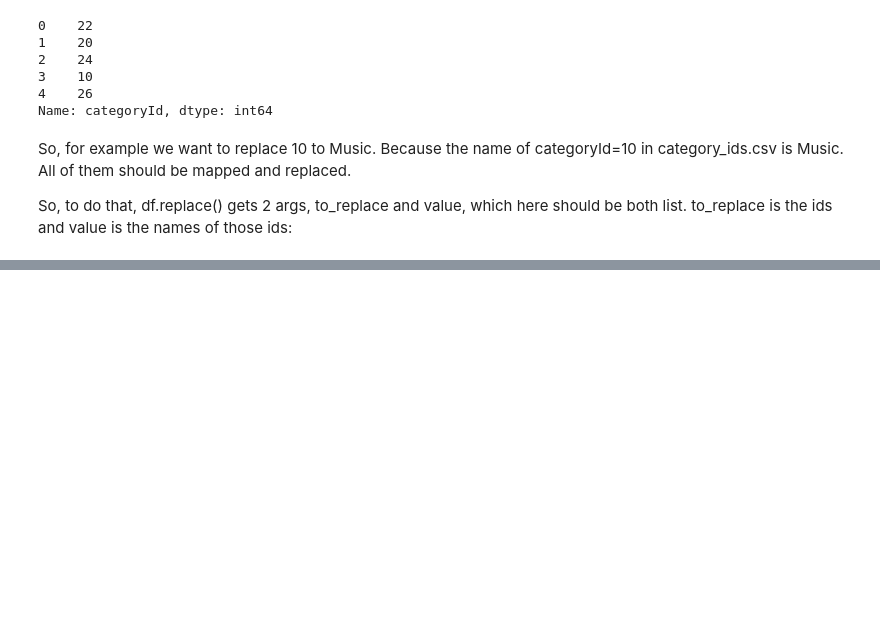
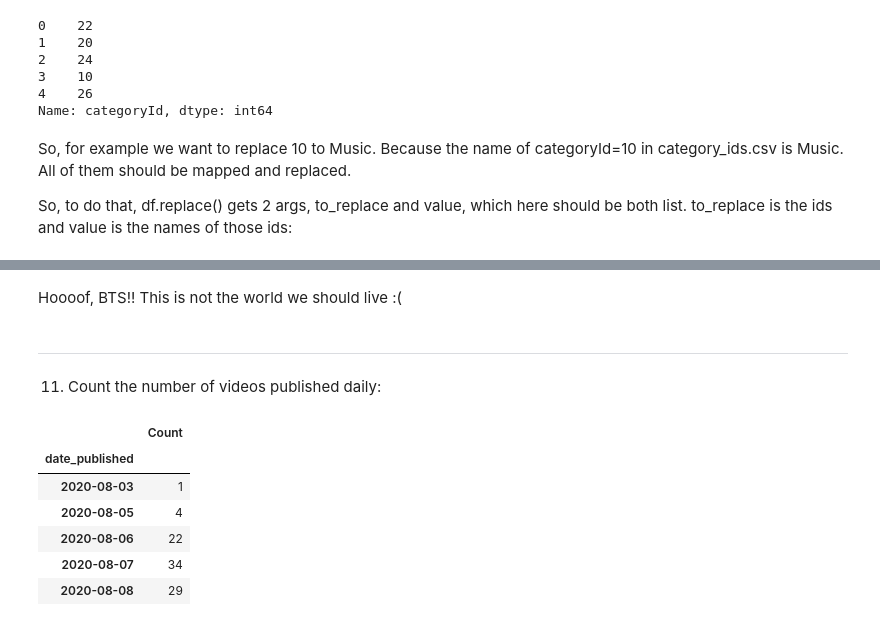
Before and after one commit to mehtee/Youtube_analysis_project, a Jupyter notebook: project.ipynb, the cells around one changed output, grey strips where cells are left out. Cells and saved outputs as stored; diff of their text form; code cells hidden in the pictures; blank space fills up the shorter version.

Commit message:
📦 11. Count the number of videos published daily

```diff
--- a/project.ipynb
+++ b/project.ipynb
@@ -236,0 +261,18 @@ yt[100:102]
+# %% [markdown]
+Hoooof, BTS!! This is not the world we should live :(
+# %% [markdown]
+------------------
+11. Count the number of videos published daily:
+# %%
+yt_title_published = yt[['title', 'date_published']]
+yt_daily_count = yt_title_published.groupby('date_published').count()
+yt_daily_count.rename(columns={'title' : 'Count'}, inplace=True)
+yt_daily_count.head()
+# %% [output]
+|  | Count |
+| date_published |  |
+| 2020-08-03 | 1 |
+| 2020-08-05 | 4 |
+| 2020-08-06 | 22 |
+| 2020-08-07 | 34 |
+| 2020-08-08 | 29 |
```
Also changed, not shown: parts of 7 cells of this notebook.
